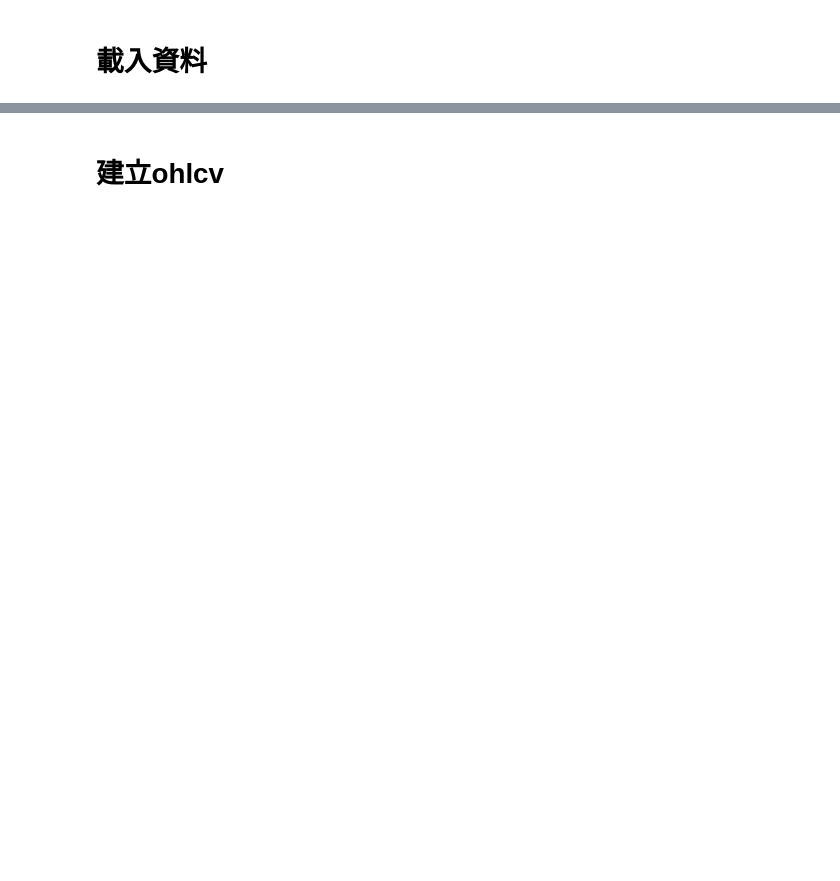
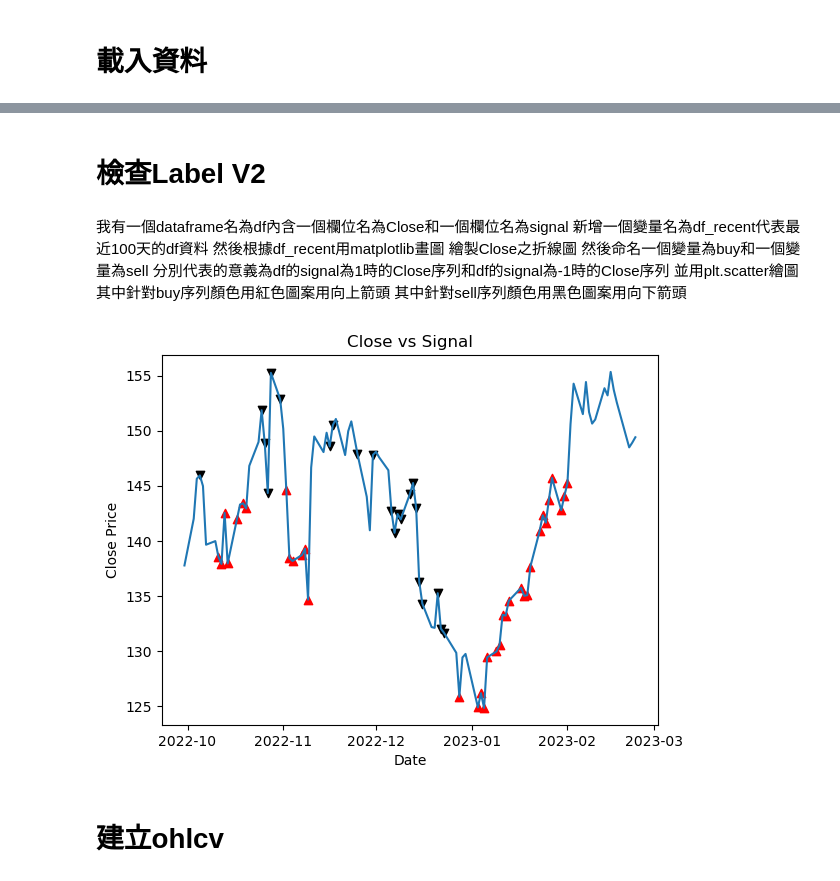
Before and after one commit to skywalker0803r/telegram-investment-advice-bot, a Jupyter notebook: train.ipynb, the cells around one changed output, grey strips where cells are left out. Drawn from its saved outputs; the diff is of its cells as text; code cells hidden in the pictures; blank space fills up the shorter version.

```diff
--- a/train.ipynb
+++ b/train.ipynb
@@ -106,2 +100,40 @@ plt.show()
+# %% [markdown]
+# 檢查Label V2
+# %% [markdown]
+我有一個dataframe名為df內含一個欄位名為Close和一個欄位名為signal
+新增一個變量名為df_recent代表最近100天的df資料
+然後根據df_recent用matplotlib畫圖
+繪製Close之折線圖
+然後命名一個變量為buy和一個變量為sell
+分別代表的意義為df的signal為1時的Close序列和df的signal為-1時的Close序列
+並用plt.scatter繪圖
+其中針對buy序列顏色用紅色圖案用向上箭頭
+其中針對sell序列顏色用黑色圖案用向下箭頭
+# %%
+import pandas as pd
+import matplotlib.pyplot as plt
+
+# 假設您已經讀取並處理好了原始資料，並存儲在 df 中
+# 下面是創建 df_recent 的程式碼
+df_recent = df.tail(100)
+
+# 繪製 Close 之折線圖
+plt.plot(df_recent['Close'])
+
+# 繪製 buy 和 sell 的散點圖
+buy = df_recent[df_recent['signal'] == 1]['Close']
+sell = df_recent[df_recent['signal'] == -1]['Close']
+plt.scatter(buy.index, buy.values, c='r', marker='^')
+plt.scatter(sell.index, sell.values, c='k', marker='v')
+
+# 設定圖形標題和軸標籤
+plt.title('Close vs Signal')
+plt.xlabel('Date')
+plt.ylabel('Close Price')
+
+# 顯示圖形
+plt.show()
+# %% [output]
+[figure, added]
 # %% [markdown]
 # 建立ohlcv
```
Also changed, not shown: parts of 19 cells of this notebook.
